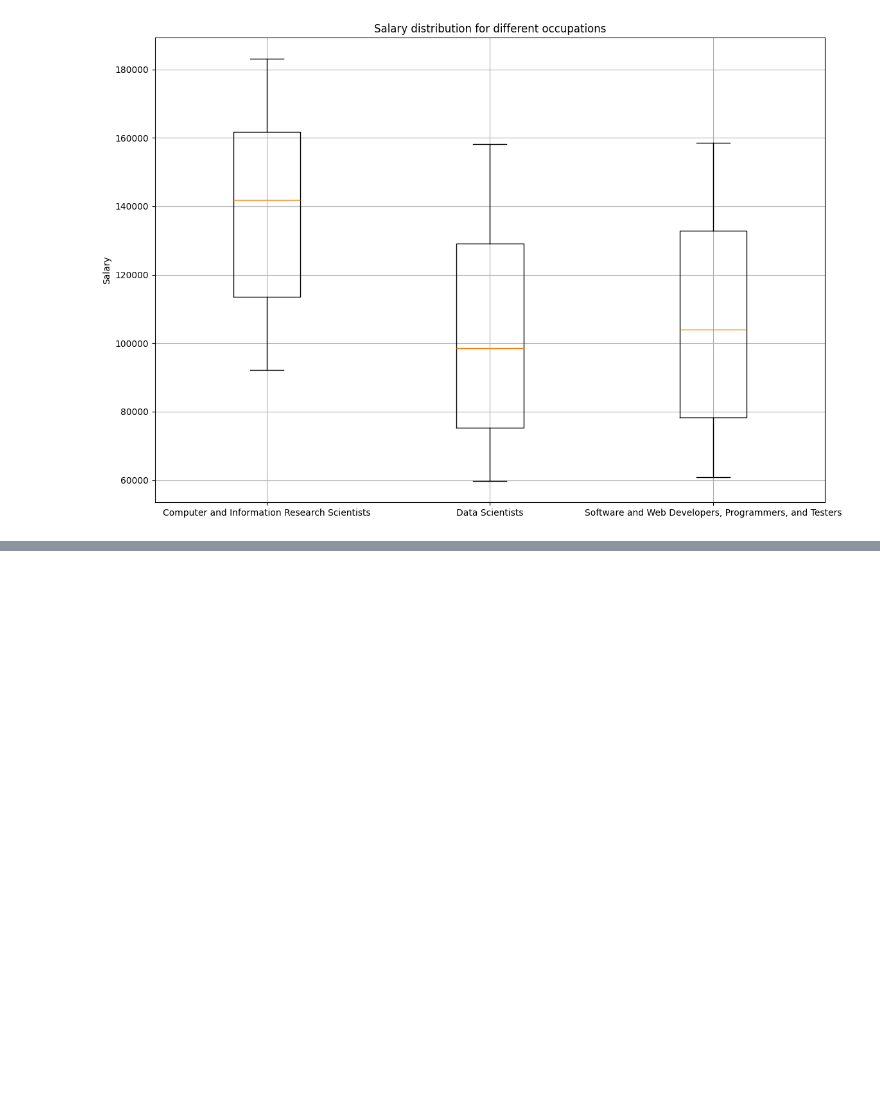
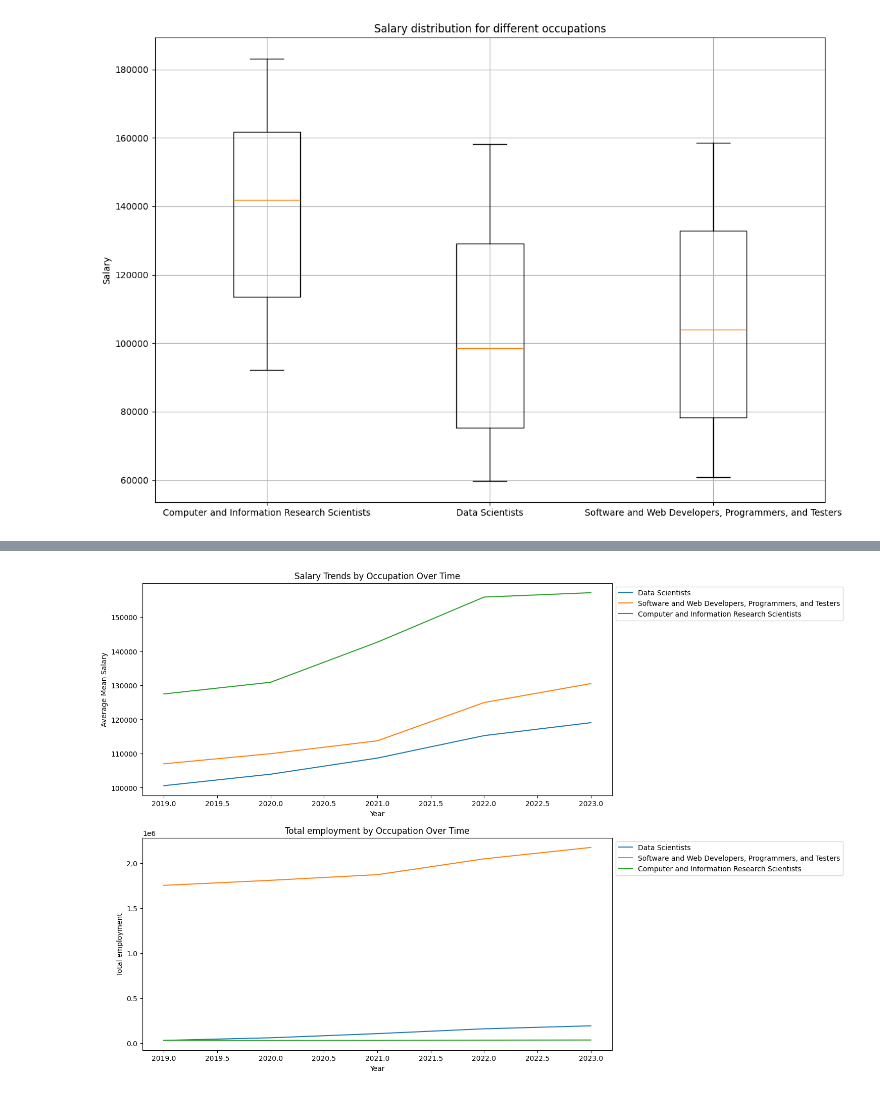
Before and after one commit to Rayenbt/Occupations_analysis_US, a Jupyter notebook: CA1.ipynb, the cells around one changed output, grey strips where cells are left out. Drawn from its saved outputs; the diff is of its cells as text; code cells hidden in the pictures; blank space fills up the shorter version.

```diff
--- a/CA1.ipynb
+++ b/CA1.ipynb
@@ -291,0 +375,3 @@ plt.show()
+# %%
+data_cross_us_2022['Year']=2022
+data_cross_us_2022
@@ -291,0 +383,3 @@ plt.show()
+# %%
+data_cross_us_2023['Year']=2023
+data_cross_us_2023
@@ -291,0 +396,4 @@ plt.show()
+# %%
+## grouped the 5 dataframes into one single dataframe
+data_2019_2023 = pd.concat([data_cross_us_2019,data_cross_us_2020,data_cross_us_2021,data_cross_us_2022,data_cross_us_2023],ignore_index=True)
+data_2019_2023
@@ -291,0 +417,28 @@ plt.show()
+# %%
+## subset for each occupation for easier line plots
+ds_2019_2023 = data_2019_2023[data_2019_2023['OCC_TITLE']=='Data Scientists']
+swdpt_2019_2023 = data_2019_2023[data_2019_2023['OCC_TITLE']=='Software and Web Developers, Programmers, and Testers']
+cirs_2019_2023 = data_2019_2023[data_2019_2023['OCC_TITLE']=='Computer and Information Research Scientists']
+# %%
+fig, axs = plt.subplots(2, 1,figsize=(12,12))
+
+## each occupation will have its own line plot and label
+axs[0].plot(ds_2019_2023['Year'],ds_2019_2023['A_MEAN'],label='Data Scientists')
+axs[0].plot(swdpt_2019_2023['Year'],swdpt_2019_2023['A_MEAN'],label='Software and Web Developers, Programmers, and Testers')
+axs[0].plot(cirs_2019_2023['Year'],cirs_2019_2023['A_MEAN'],label='Computer and Information Research Scientists')
+axs[0].set_xlabel('Year')
+axs[0].set_ylabel('Average Mean Salary')
+axs[0].set_title('Salary Trends by Occupation Over Time')
+axs[0].legend(bbox_to_anchor=(1,1),loc='upper left')
+
+axs[1].plot(ds_2019_2023['Year'],ds_2019_2023['TOT_EMP'],label='Data Scientists')
+axs[1].plot(swdpt_2019_2023['Year'],swdpt_2019_2023['TOT_EMP'],label='Software and Web Developers, Programmers, and Testers')
+axs[1].plot(cirs_2019_2023['Year'],cirs_2019_2023['TOT_EMP'],label='Computer and Information Research Scientists')
+axs[1].set_xlabel('Year')
+axs[1].set_ylabel('Total employment')
+axs[1].set_title('Total employment by Occupation Over Time')
+axs[1].legend(bbox_to_anchor=(1,1),loc='upper left')
+
+plt.show()
+# %% [output]
+[figure, added]
```
Also changed, not shown: parts of 10 cells of this notebook.
